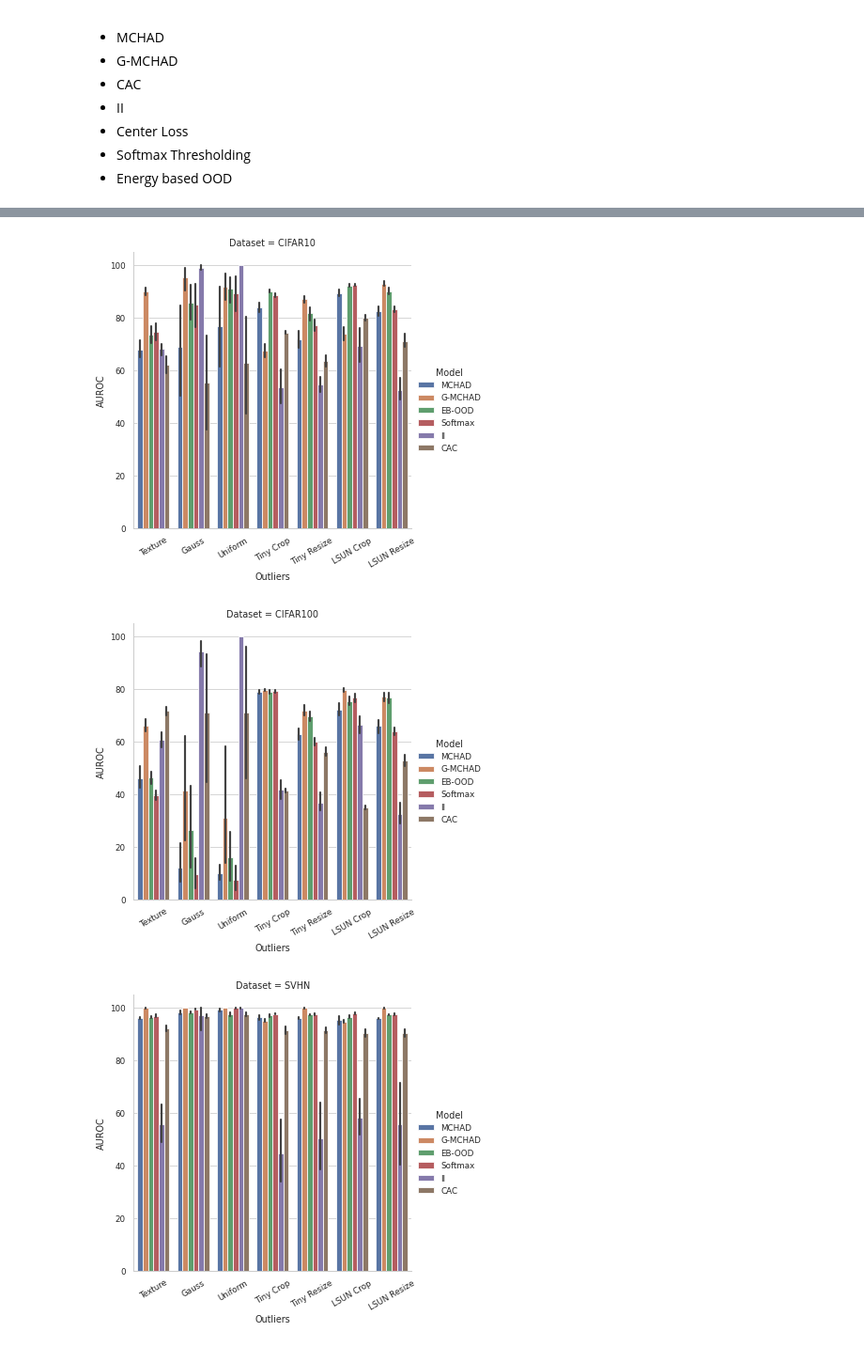
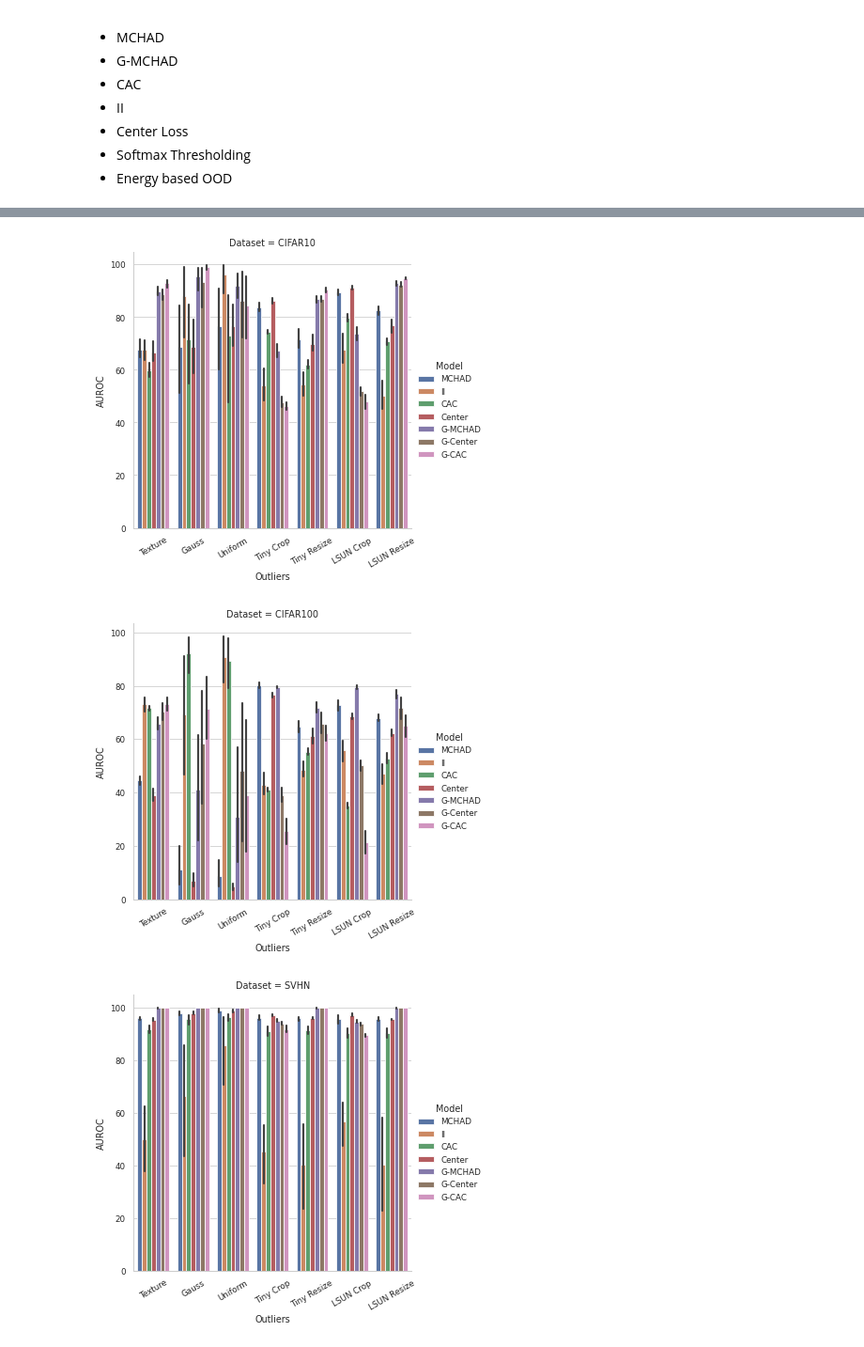
Before and after one commit to kkirchheim/mchad, a Jupyter notebook: notebooks/eval.ipynb, the cells around one changed output, grey strips where cells are left out. Shown at 94% size. Drawn from its saved outputs; the diff is of its cells as text; code cells hidden in the pictures.

```diff
--- a/notebooks/eval.ipynb
+++ b/notebooks/eval.ipynb
@@ -19,7 +19,7 @@ sb.set_style("whitegrid")
 sb.set_context("paper")
 # %%
 # root folder for experiment run
-root = "/home/ki/projects/work/mchad/logs/multiruns/complete/01/22/22-22:22:50"
+root = "/home/ki/projects/work/mchad/logs/multiruns/complete/01/21/22-13:49:15/"
 # %%
 # map test cases
 dataset_map = {
@@ -233,9 +271,14 @@ def load(path):
     elif model == "src.models.IIModel":
         df["Model"] = "II"
         df = convert(df)
+    elif model == "src.models.GCenter":
+        df["Model"] = "G-Center"
+        df = convert(df)
+    elif model == "src.models.GCAC":
+        df["Model"] = "G-CAC"
+        df = convert(df)
     else:
-        print(f"UNKNOWN: {model}")
-        return None, None
+        raise Exception(f"UNKNOWN: {model}")
 
     local_df.append(df)
     return config, pd.concat(local_df), metrics
@@ -366,25 +412,25 @@ Dataset & Model &          &      &       &      &         &      &          &
 \end{tabular}
 \end{table}
 # %%
-methods = ["MCHAD", "G-MCHAD", "EB-OOD", "Softmax", "II", "CAC"]
+methods = ["MCHAD", "II", "CAC", "Center", "G-MCHAD", "G-Center", "G-CAC"]
 
 for dataset in ["CIFAR10", "CIFAR100", "SVHN"]:
     g = sb.catplot(
         data=df.reset_index()[df.reset_index()["Dataset"] == dataset],
         x="Outliers",
         y="AUROC",
         kind="bar",
         hue="Model",
         col="Dataset",
         hue_order=methods
     )
     g.set_xticklabels(rotation=30)
     plt.savefig(f"out/single-auroc-{dataset}.png", dpi=300)
     plt.show()
 # %% [output]
-[figure, old version]
+[figure, new version]
-[figure, old version]
+[figure, new version]
-[figure, old version]
+[figure, new version]
 # %%
 tmp = df.reset_index().copy()
 tmp = tmp[(tmp["Model"] == "MCHAD") | (tmp["Model"] == "G-MCHAD")]
```
Also changed, not shown: parts of 8 cells of this notebook, 15 other files.
